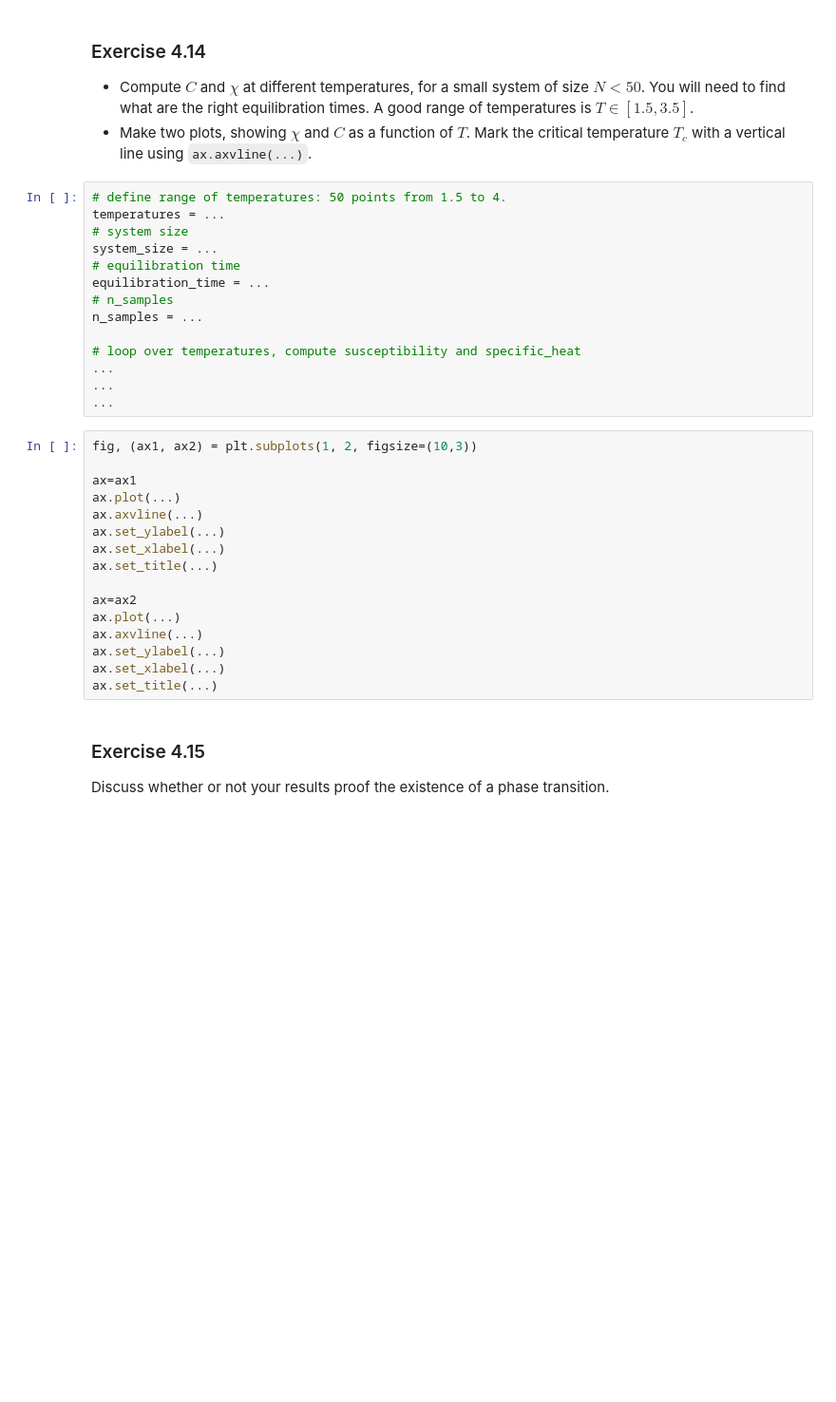
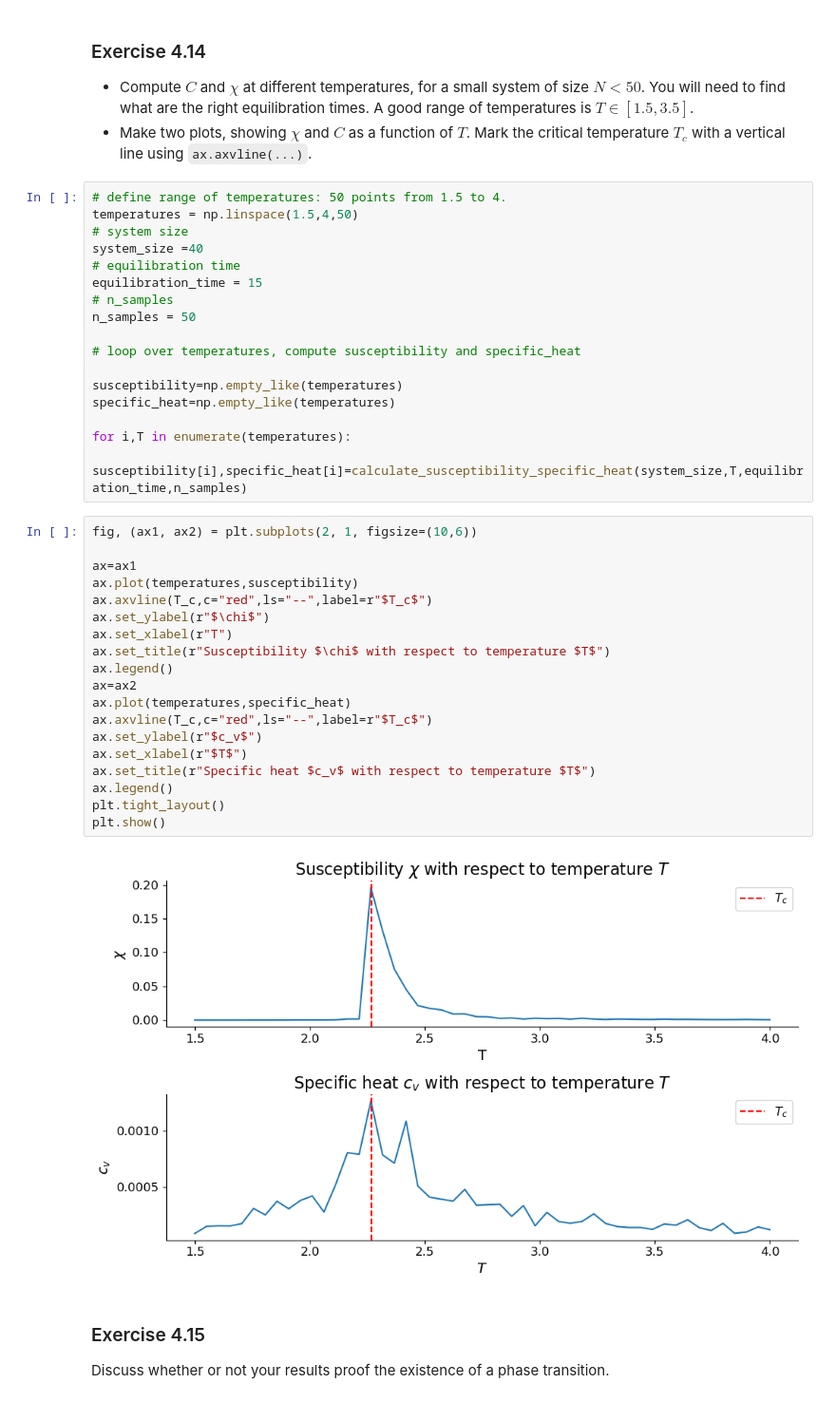
Before and after one commit to 12nihil12/fis_stat, a Jupyter notebook: notebooks/4-Ising-Model.ipynb, the cells around one changed output. Shown at 95% size. Saved outputs shown, nothing was run; the diff lists cells and outputs as text; blank space fills up the shorter version.

```diff
--- a/notebooks/4-Ising-Model.ipynb
+++ b/notebooks/4-Ising-Model.ipynb
@@ -610,34 +690,42 @@ def calculate_susceptibility_specific_heat(system_size=None, temperature=None, e
 + Make two plots, showing $\chi$ and $C$ as a function of $T$. Mark the critical temperature $T_c$ with a vertical line using `ax.axvline(...)`.
 # %%
 # define range of temperatures: 50 points from 1.5 to 4.
-temperatures = ...
+temperatures = np.linspace(1.5,4,50)
 # system size
-system_size = ...
+system_size =40
 # equilibration time
-equilibration_time = ...
+equilibration_time = 15
 # n_samples
-n_samples = ...
+n_samples = 50
 
 # loop over temperatures, compute susceptibility and specific_heat
-...
-...
-...
+
+susceptibility=np.empty_like(temperatures)
+specific_heat=np.empty_like(temperatures)
+
+for i,T in enumerate(temperatures):
+    susceptibility[i],specific_heat[i]=calculate_susceptibility_specific_heat(system_size,T,equilibration_time,n_samples)
 # %%
-fig, (ax1, ax2) = plt.subplots(1, 2, figsize=(10,3))
+fig, (ax1, ax2) = plt.subplots(2, 1, figsize=(10,6))
 
 ax=ax1
-ax.plot(...)
-ax.axvline(...)
-ax.set_ylabel(...)
-ax.set_xlabel(...)
-ax.set_title(...)
-
+ax.plot(temperatures,susceptibility)
+ax.axvline(T_c,c="red",ls="--",label=r"$T_c$")
+ax.set_ylabel(r"$\chi$")
+ax.set_xlabel(r"T")
+ax.set_title(r"Susceptibility $\chi$ with respect to temperature $T$")
+ax.legend()
 ax=ax2
-ax.plot(...)
-ax.axvline(...)
-ax.set_ylabel(...)
-ax.set_xlabel(...)
-ax.set_title(...)
+ax.plot(temperatures,specific_heat)
+ax.axvline(T_c,c="red",ls="--",label=r"$T_c$")
+ax.set_ylabel(r"$c_v$")
+ax.set_xlabel(r"$T$")
+ax.set_title(r"Specific heat $c_v$ with respect to temperature $T$")
+ax.legend()
+plt.tight_layout()
+plt.show()
+# %% [output]
+[figure, added]
 # %% [markdown]
 ### Exercise 4.15
 Discuss whether or not your results proof the existence of a phase transition.
```
Also changed, not shown: parts of 52 cells of this notebook.
